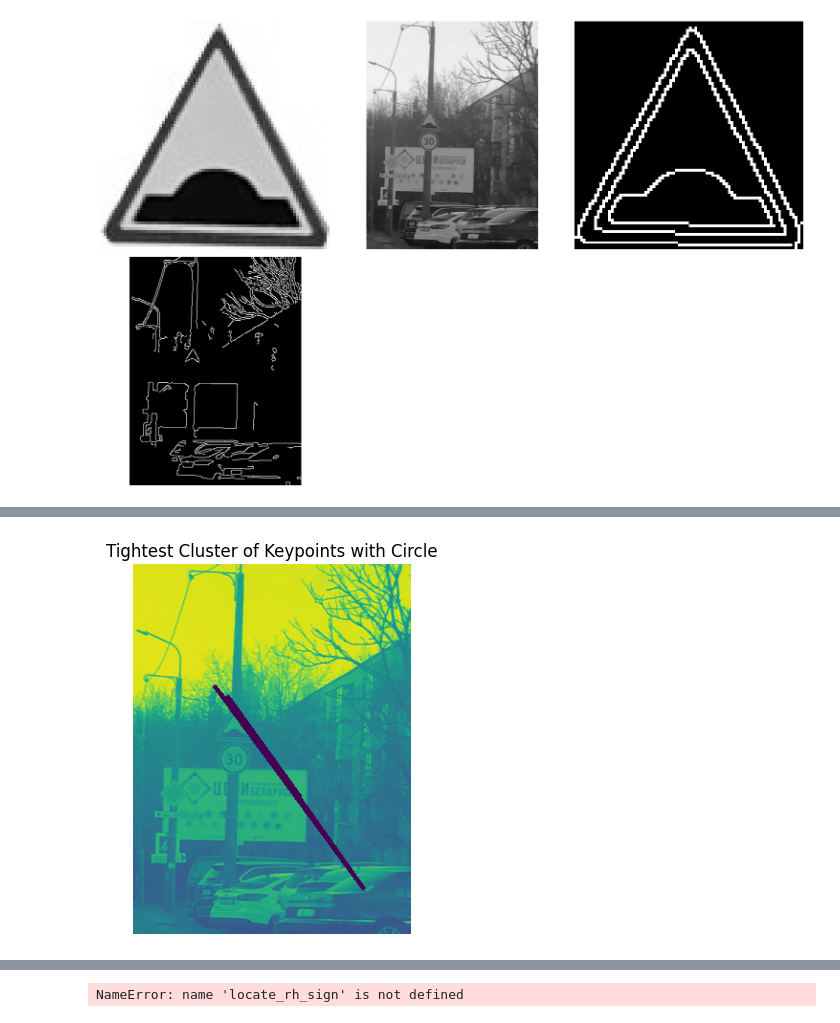
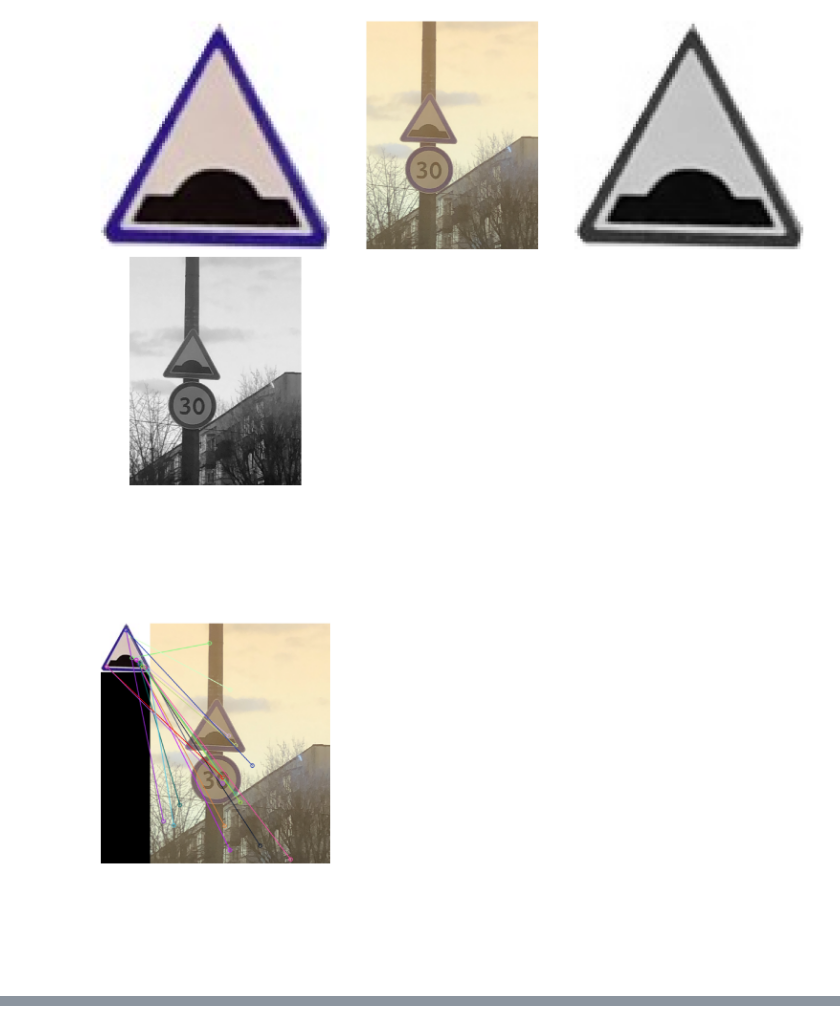
Before and after one commit to nmzein/cs413, a Jupyter notebook: cw.ipynb, the cells around one changed output, grey strips where cells are left out. Drawn from its saved outputs; the diff is of its cells as text; code cells hidden in the pictures.

```diff
--- a/cw.ipynb
+++ b/cw.ipynb
@@ -5,7 +5,7 @@ import matplotlib.pyplot as plt
 import math
 # %%
 sign_image_path = "./Task-1/rh_sign.jpg"
-scene_image_path = "./Task-1/img5.png"
+scene_image_path = "./Task-1/img2.png"
 
 # Load images
 sign_image = cv2.imread(sign_image_path, cv2.IMREAD_COLOR)
@@ -90,6 +90,9 @@ def boost_contrast(image):
     image = cv2.cvtColor(image_lab_clahe, cv2.COLOR_LAB2BGR)
 
     return image
+
+def to_grayscale(image):
+    return cv2.cvtColor(image, cv2.COLOR_BGR2GRAY)
 # %%
 def preprocess_with_edges(image):
     """Preprocess the image using edge detection."""
@@ -98,58 +101,16 @@ def preprocess_with_edges(image):
     edges = cv2.Canny(blurred, 70, 150)  # Edge detection
     return edges
 
-def is_triangle(contour):
-    """Check if a contour is a triangle based on vertex count and other properties."""
-    # Approximate the contour to a polygon
-    epsilon = 0.04 * cv2.arcLength(contour, True)
-    approx = cv2.approxPolyDP(contour, epsilon, True)
-
-    # Check if the shape has 3 vertices
-    if len(approx) == 3:
-        # Check aspect ratio (optional, adjust as needed)
-        x, y, w, h = cv2.boundingRect(approx)
-        aspect_ratio = w / h
-        if 0.8 < aspect_ratio < 1.2:  # Close to equilateral triangle
-            return True
-    return False
-
-def extract_red_contour(image):
-    """Detect and extract red contours in the image."""
-    # Convert to HSV color space
-    hsv = cv2.cvtColor(image, cv2.COLOR_BGR2HSV)
-
-    # Define the range for red color in HSV space
-    lower_red = np.array([0, 120, 70])
-    upper_red = np.array([10, 255, 255])
-    red_mask1 = cv2.inRange(hsv, lower_red, upper_red)
-
-    lower_red = np.array([170, 120, 70])
-    upper_red = np.array([180, 255, 255])
-    red_mask2 = cv2.inRange(hsv, lower_red, upper_red)
-
-    # Combine the two masks for red color
-    red_mask = cv2.bitwise_or(red_mask1, red_mask2)
-    red_region = cv2.bitwise_and(image, image, mask=red_mask)
-
-    return red_region, red_mask
-
-
-
 # Load the reference and search images
-reference_image = cv2.cvtColor(cv2.imread(sign_image_path), cv2.COLOR_BGR2GRAY)
-search_image = cv2.cvtColor(cv2.imread(scene_image_path), cv2.COLOR_BGR2GRAY)
+reference_image = cv2.imread(sign_image_path)
+search_image = cv2.imread(scene_image_path)
 
 # Step 1: Detect edges in both images
-reference_edges = preprocess_with_edges(reference_image)
-search_edges = preprocess_with_edges(search_image)
+preprocessed_ref = to_grayscale(boost_contrast(reference_image))
+preprocessed_search = to_grayscale(boost_contrast(search_image))
 
-# Step 2: Find contours in the search image
-reference_contours, _ = cv2.findContours(reference_edges, cv2.RETR_EXTERNAL, cv2.CHAIN_APPROX_SIMPLE)
-search_contours, _ = cv2.findContours(search_edges, cv2.RETR_EXTERNAL, cv2.CHAIN_APPROX_SIMPLE)
+plot_images([reference_image, search_image, preprocessed_ref, preprocessed_search])
 
-plot_images([reference_image, search_image, reference_edges, search_edges])
-
-print(reference_contours)
 # # Step 4: Apply SIFT feature matching
 sift = cv2.SIFT_create()
 
@@ -166,37 +127,40 @@ matches = sorted(matches, key=lambda x: x.distance)
 
 # # Draw the matches on a new image
 result = cv2.drawMatches(reference_image, keypoints_ref, search_image, keypoints_search, matches[:20], None, flags=cv2.DrawMatchesFlags_NOT_DRAW_SINGLE_POINTS)
+
+plot_images([result])
 
 # Extract points from the matches
 src_pts = np.float32([keypoints_ref[m.queryIdx].pt for m in matches]).reshape(-1, 1, 2)
 dst_pts = np.float32([keypoints_search[m.trainIdx].pt for m in matches]).reshape(-1, 1, 2)
 
 H, _ = cv2.findHomography(src_pts, dst_pts, cv2.RANSAC)
 
 print("H", H)
 
 height, width = reference_image.shape[:2]
 
 # Define the corners of the reference image
 corners = np.array([
     [0, 0],
     [width, 0],
     [width, height],
     [0, height]
 ], dtype='float32')
 
 corners = corners.reshape(-1, 1, 2)
 
 # Apply the homography to the corners
 transformed_corners = cv2.perspectiveTransform(corners, H)
 
 # Draw the bounding box on the search image
 result = cv2.polylines(search_image, [np.int32(transformed_corners)], isClosed=True, color=(0, 255, 0), thickness=3)
 
 # Show the result
 plt.imshow(result)
 plt.title('Tightest Cluster of Keypoints with Circle')
 plt.axis('off')
 plt.show()
 # %% [output]
-[figure, old version]
+[figure, new version]
+[figure, new version]
@@ -220 +169,0 @@ H [[ 1.67119901e+00 -3.28187752e+00  1.02671777e+02]
-[figure, old version]
@@ -221,4 +170,0 @@ H [[ 1.67119901e+00 -3.28187752e+00  1.02671777e+02]
-# %%
-locate_rh_sign(sign_image, scene_image)
-# %% [output]
-NameError: name 'locate_rh_sign' is not defined
```
Also changed, not shown: parts of 1 cell of this notebook, 1 other file.
